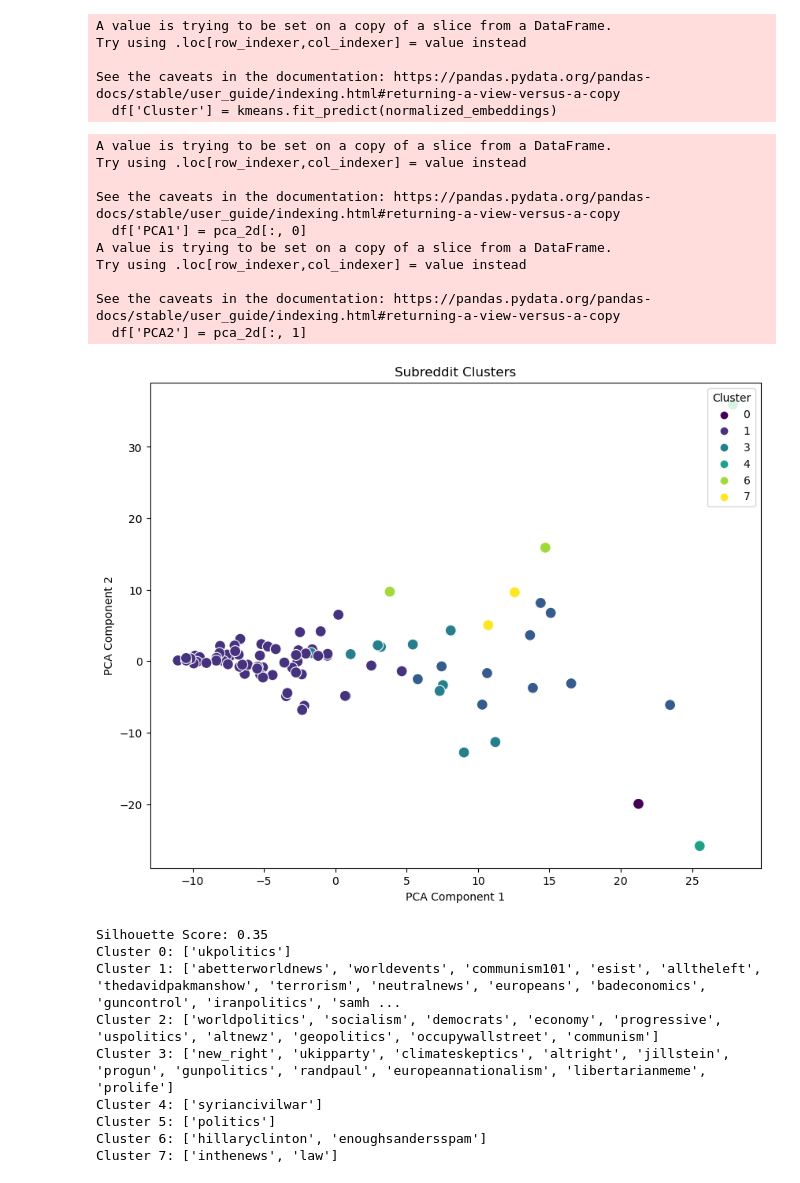
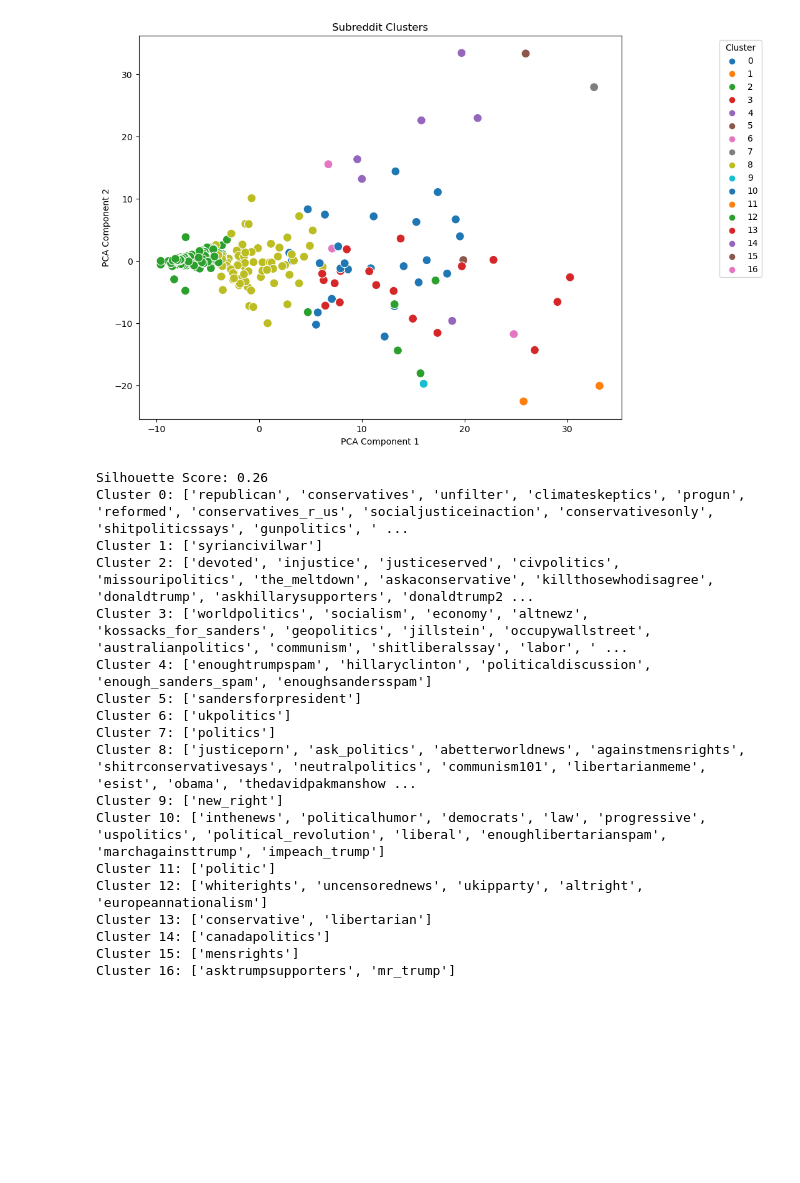
Before and after one commit to kehunter/stat236-subreddit-clustering, a Jupyter notebook: embedding-analysis.ipynb, the cells around one changed output. Cells and saved outputs as stored; diff of their text form; code cells hidden in the pictures; blank space fills up the shorter version.

```diff
--- a/embedding-analysis.ipynb
+++ b/embedding-analysis.ipynb
@@ -70,40 +87,24 @@ Reduced dimensions: 19 (explained variance: 0.95)
 # %%
-optimal_k = 8
+optimal_k = 17
 kmeans = KMeans(n_clusters=optimal_k, random_state=42)
 df['Cluster'] = kmeans.fit_predict(normalized_embeddings)
-# %% [output]
-A value is trying to be set on a copy of a slice from a DataFrame.
-Try using .loc[row_indexer,col_indexer] = value instead
-
-See the caveats in the documentation: https://pandas.pydata.org/pandas-docs/stable/user_guide/indexing.html#returning-a-view-versus-a-copy
-  df['Cluster'] = kmeans.fit_predict(normalized_embeddings)
 # %%
 pca_2d = PCA(n_components=2).fit_transform(normalized_embeddings)
 
 df['PCA1'] = pca_2d[:, 0]
 df['PCA2'] = pca_2d[:, 1]
 
 plt.figure(figsize=(10, 8))
 sns.scatterplot(
-    x='PCA1', y='PCA2', hue='Cluster', palette='viridis', data=df, s=100
+    x='PCA1', y='PCA2', hue='Cluster', palette='tab10', data=df, s=100
 )
 plt.title("Subreddit Clusters")
 plt.xlabel("PCA Component 1")
 plt.ylabel("PCA Component 2")
-plt.legend(title="Cluster", loc='upper right')
+plt.legend(title="Cluster", loc='upper right', bbox_to_anchor=(1.3, 1))  # Adjusting legend position
 plt.show()
 # %% [output]
-A value is trying to be set on a copy of a slice from a DataFrame.
-Try using .loc[row_indexer,col_indexer] = value instead
-
-See the caveats in the documentation: https://pandas.pydata.org/pandas-docs/stable/user_guide/indexing.html#returning-a-view-versus-a-copy
-  df['PCA1'] = pca_2d[:, 0]
-A value is trying to be set on a copy of a slice from a DataFrame.
-Try using .loc[row_indexer,col_indexer] = value instead
-
-See the caveats in the documentation: https://pandas.pydata.org/pandas-docs/stable/user_guide/indexing.html#returning-a-view-versus-a-copy
-  df['PCA2'] = pca_2d[:, 1]
-[figure, old version]
+[figure, new version]
 # %%
 silhouette = silhouette_score(normalized_embeddings, df['Cluster'])
 print(f"Silhouette Score: {silhouette:.2f}")
@@ -112,15 +113,24 @@ for cluster_id in range(optimal_k):
     subreddits = df[df['Cluster'] == cluster_id]['subreddit']
     print(f"Cluster {cluster_id}: {list(subreddits)}")
 # %% [output]
-Silhouette Score: 0.35
-Cluster 0: ['ukpolitics']
-Cluster 1: ['abetterworldnews', 'worldevents', 'communism101', 'esist', 'alltheleft', 'thedavidpakmanshow', 'terrorism', 'neutralnews', 'europeans', 'badeconomics', 'guncontrol', 'iranpolitics', 'samh ...
-Cluster 2: ['worldpolitics', 'socialism', 'democrats', 'economy', 'progressive', 'uspolitics', 'altnewz', 'geopolitics', 'occupywallstreet', 'communism']
-Cluster 3: ['new_right', 'ukipparty', 'climateskeptics', 'altright', 'jillstein', 'progun', 'gunpolitics', 'randpaul', 'europeannationalism', 'libertarianmeme', 'prolife']
-Cluster 4: ['syriancivilwar']
-Cluster 5: ['politics']
-Cluster 6: ['hillaryclinton', 'enoughsandersspam']
-Cluster 7: ['inthenews', 'law']
+Silhouette Score: 0.26
+Cluster 0: ['republican', 'conservatives', 'unfilter', 'climateskeptics', 'progun', 'reformed', 'conservatives_r_us', 'socialjusticeinaction', 'conservativesonly', 'shitpoliticssays', 'gunpolitics', ' ...
+Cluster 1: ['syriancivilwar']
+Cluster 2: ['devoted', 'injustice', 'justiceserved', 'civpolitics', 'missouripolitics', 'the_meltdown', 'askaconservative', 'killthosewhodisagree', 'donaldtrump', 'askhillarysupporters', 'donaldtrump2 ...
+Cluster 3: ['worldpolitics', 'socialism', 'economy', 'altnewz', 'kossacks_for_sanders', 'geopolitics', 'jillstein', 'occupywallstreet', 'australianpolitics', 'communism', 'shitliberalssay', 'labor', ' ...
+Cluster 4: ['enoughtrumpspam', 'hillaryclinton', 'politicaldiscussion', 'enough_sanders_spam', 'enoughsandersspam']
+Cluster 5: ['sandersforpresident']
+Cluster 6: ['ukpolitics']
+Cluster 7: ['politics']
+Cluster 8: ['justiceporn', 'ask_politics', 'abetterworldnews', 'againstmensrights', 'shitrconservativesays', 'neutralpolitics', 'communism101', 'libertarianmeme', 'esist', 'obama', 'thedavidpakmanshow ...
+Cluster 9: ['new_right']
+Cluster 10: ['inthenews', 'politicalhumor', 'democrats', 'law', 'progressive', 'uspolitics', 'political_revolution', 'liberal', 'enoughlibertarianspam', 'marchagainsttrump', 'impeach_trump']
+Cluster 11: ['politic']
+Cluster 12: ['whiterights', 'uncensorednews', 'ukipparty', 'altright', 'europeannationalism']
+Cluster 13: ['conservative', 'libertarian']
+Cluster 14: ['canadapolitics']
+Cluster 15: ['mensrights']
+Cluster 16: ['asktrumpsupporters', 'mr_trump']
 # %%
 # Compute linkage matrix
 linkage_matrix = linkage(normalized_embeddings, method='ward')
```
Also changed, not shown: parts of 8 cells of this notebook, 1 other file.
